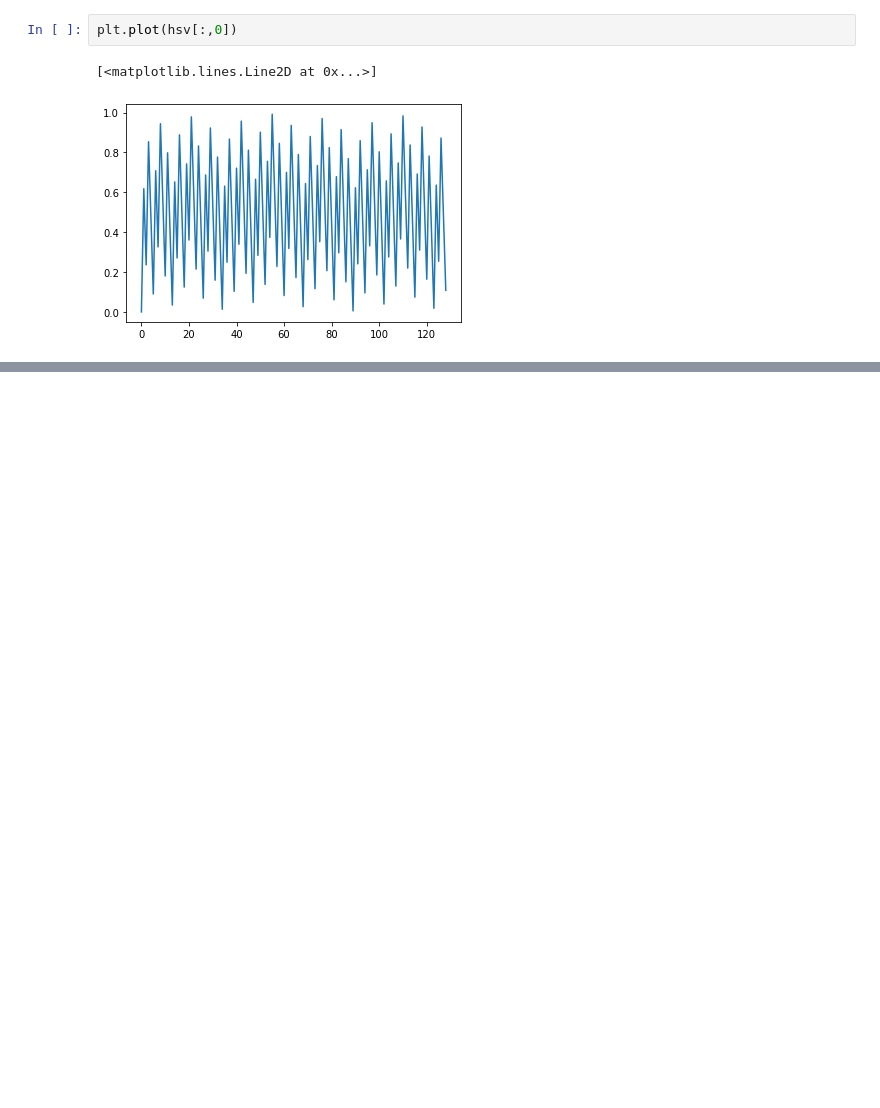
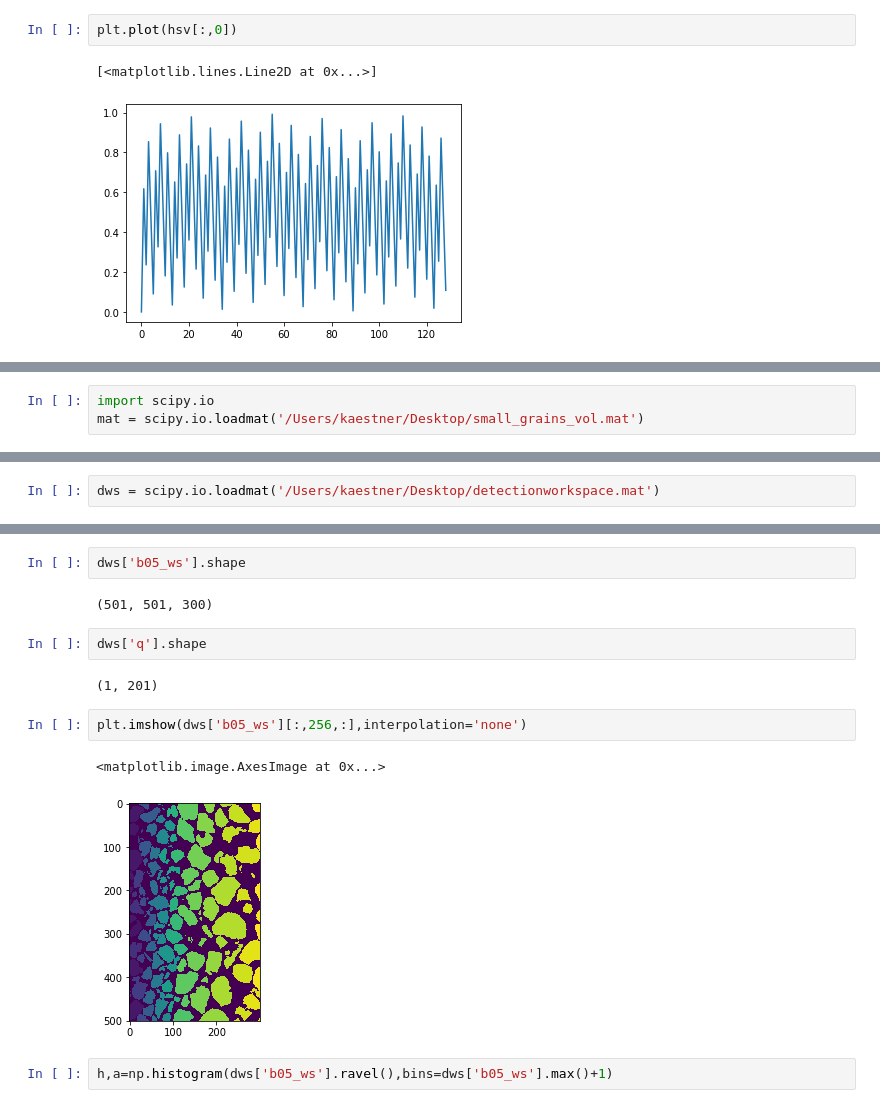
Before and after one commit to ImagingLectures/Quantitative-Big-Imaging-2021, a Jupyter notebook: Lectures/Lecture-07/PlayGround-07.ipynb, the cells around one changed output, grey strips where cells are left out. Cells and saved outputs as stored; diff of their text form; blank space fills up the shorter version.

Commit message:
Added minimpose and data for the grain example. Grains will replace the battery example.

```diff
--- a/Lectures/Lecture-07/PlayGround-07.ipynb
+++ b/Lectures/Lecture-07/PlayGround-07.ipynb
@@ -205,0 +208,3 @@ plt.plot(hsv[:,0])
+# %%
+import scipy.io
+mat = scipy.io.loadmat('/Users/kaestner/Desktop/small_grains_vol.mat')
@@ -205,0 +215,2 @@ plt.plot(hsv[:,0])
+# %%
+dws = scipy.io.loadmat('/Users/kaestner/Desktop/detectionworkspace.mat')
@@ -205,0 +237,15 @@ plt.plot(hsv[:,0])
+# %%
+dws['b05_ws'].shape
+# %% [output]
+(501, 501, 300)
+# %%
+dws['q'].shape
+# %% [output]
+(1, 201)
+# %%
+plt.imshow(dws['b05_ws'][:,256,:],interpolation='none')
+# %% [output]
+<matplotlib.image.AxesImage at 0x...>
+[figure, added]
+# %%
+h,a=np.histogram(dws['b05_ws'].ravel(),bins=dws['b05_ws'].max()+1)
```
Also changed, not shown: parts of 18 cells of this notebook, 2 other files.
